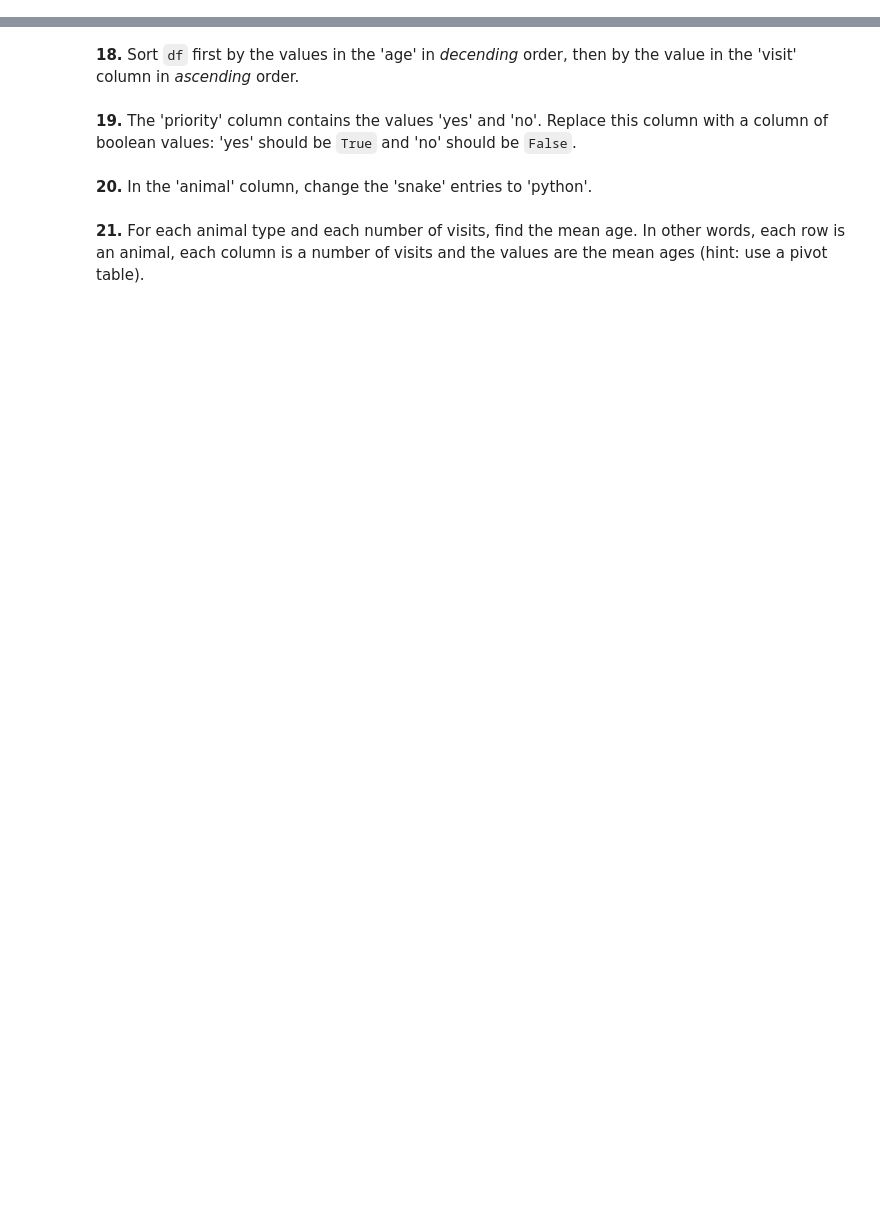
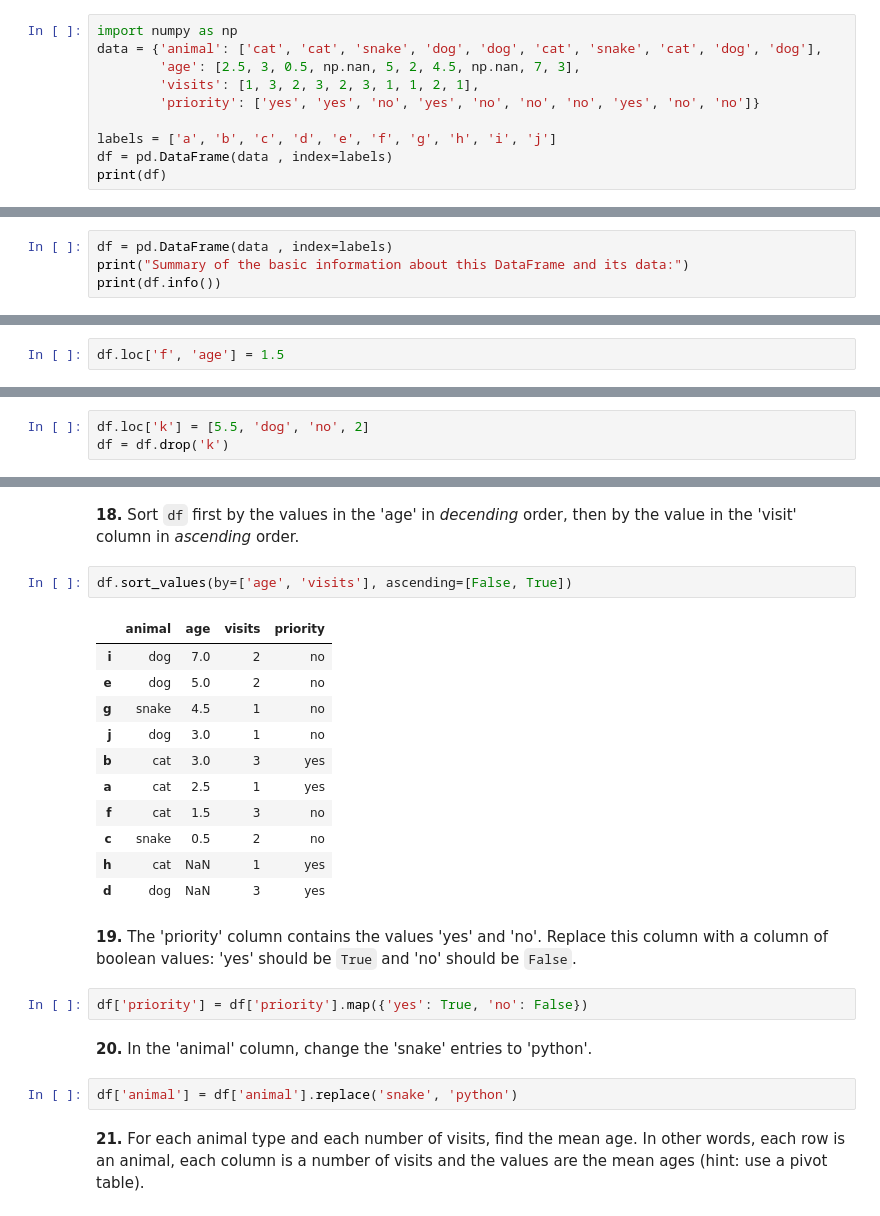
Before and after one commit to sahilnarkar155/guvi-task, a Jupyter notebook: pandas_tasks.ipynb, the cells around one changed output, grey strips where cells are left out. Cells and saved outputs as stored; diff of their text form; blank space fills up the shorter version.

```diff
--- a/pandas_tasks.ipynb
+++ b/pandas_tasks.ipynb
@@ -65,3 +65,13 @@ labels = ['a', 'b', 'c', 'd', 'e', 'f', 'g', 'h', 'i', 'j']
 (This is just some meaningless data I made up with the theme of animals and trips to a vet.)
 
 **4.** Create a DataFrame `df` from this dictionary `data` which has the index `labels`.
+# %%
+import numpy as np
+data = {'animal': ['cat', 'cat', 'snake', 'dog', 'dog', 'cat', 'snake', 'cat', 'dog', 'dog'],
+        'age': [2.5, 3, 0.5, np.nan, 5, 2, 4.5, np.nan, 7, 3],
+        'visits': [1, 3, 2, 3, 2, 3, 1, 1, 2, 1],
+        'priority': ['yes', 'yes', 'no', 'yes', 'no', 'no', 'no', 'yes', 'no', 'no']}
+
+labels = ['a', 'b', 'c', 'd', 'e', 'f', 'g', 'h', 'i', 'j']
+df = pd.DataFrame(data , index=labels)
+print(df)
@@ -68,2 +90,6 @@ labels = ['a', 'b', 'c', 'd', 'e', 'f', 'g', 'h', 'i', 'j']
 # %% [markdown]
 **5.** Display a summary of the basic information about this DataFrame and its data.
+# %%
+df = pd.DataFrame(data , index=labels)
+print("Summary of the basic information about this DataFrame and its data:")
+print(df.info())
@@ -84,4 +178,6 @@ labels = ['a', 'b', 'c', 'd', 'e', 'f', 'g', 'h', 'i', 'j']
 # %% [markdown]
 **13.** Change the age in row 'f' to 1.5.
+# %%
+df.loc['f', 'age'] = 1.5
 # %% [markdown]
 **14.** Calculate the sum of all visits (the total number of visits).
@@ -90,4 +198,7 @@ labels = ['a', 'b', 'c', 'd', 'e', 'f', 'g', 'h', 'i', 'j']
 # %% [markdown]
 **16.** Append a new row 'k' to `df` with your choice of values for each column. Then delete that row to return the original DataFrame.
+# %%
+df.loc['k'] = [5.5, 'dog', 'no', 2]
+df = df.drop('k')
 # %% [markdown]
 **17.** Count the number of each type of animal in `df`.
@@ -94,8 +212,26 @@ labels = ['a', 'b', 'c', 'd', 'e', 'f', 'g', 'h', 'i', 'j']
 # %% [markdown]
 **18.** Sort `df` first by the values in the 'age' in *decending* order, then by the value in the 'visit' column in *ascending* order.
+# %%
+df.sort_values(by=['age', 'visits'], ascending=[False, True])
+# %% [output]
+|  | animal | age | visits | priority |
+| i | dog | 7.0 | 2 | no |
+| e | dog | 5.0 | 2 | no |
+| g | snake | 4.5 | 1 | no |
+| j | dog | 3.0 | 1 | no |
+| b | cat | 3.0 | 3 | yes |
+| a | cat | 2.5 | 1 | yes |
+| f | cat | 1.5 | 3 | no |
+| c | snake | 0.5 | 2 | no |
+| h | cat | NaN | 1 | yes |
+| d | dog | NaN | 3 | yes |
 # %% [markdown]
 **19.** The 'priority' column contains the values 'yes' and 'no'. Replace this column with a column of boolean values: 'yes' should be `True` and 'no' should be `False`.
+# %%
+df['priority'] = df['priority'].map({'yes': True, 'no': False})
 # %% [markdown]
 **20.** In the 'animal' column, change the 'snake' entries to 'python'.
+# %%
+df['animal'] = df['animal'].replace('snake', 'python')
 # %% [markdown]
 **21.** For each animal type and each number of visits, find the mean age. In other words, each row is an animal, each column is a number of visits and the values are the mean ages (hint: use a pivot table).
```
Also changed, not shown: parts of 14 cells of this notebook.
